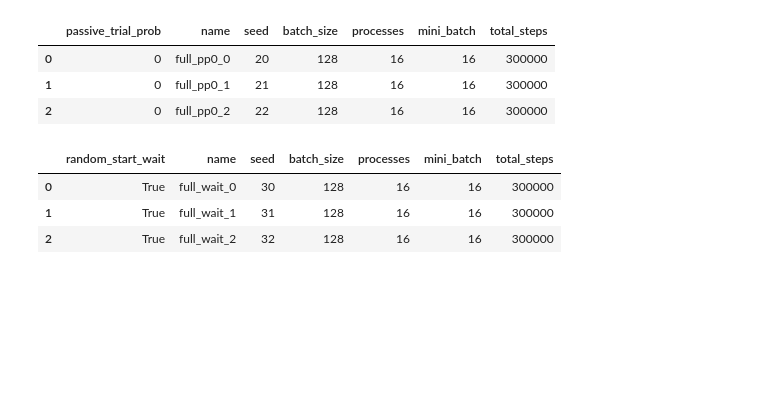
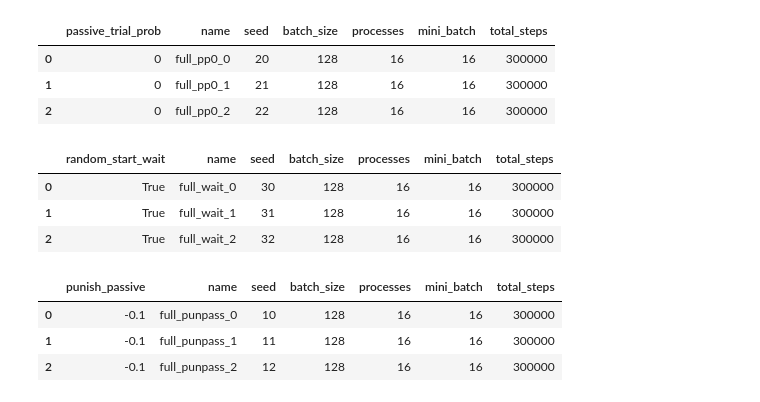
Before and after one commit to liuandrew/bart_ppo, a Jupyter notebook: write_and_test/write_experiments.ipynb, the cells around one changed output. Saved outputs shown, nothing was run; the diff lists cells and outputs as text; code cells hidden in the pictures; blank space fills up the shorter version.

```diff
--- a/write_and_test/write_experiments.ipynb
+++ b/write_and_test/write_experiments.ipynb
@@ -2754,3 +2841,57 @@ pd.DataFrame(rows)
 | 0 | True | full_wait_0 | 30 | 128 | 16 | 16 | 300000 |
 | 1 | True | full_wait_1 | 31 | 128 | 16 | 16 | 300000 |
 | 2 | True | full_wait_2 | 32 | 128 | 16 | 16 | 300000 |
+# %%
+colors = 3
+num_trials = 3
+rows = []
+
+for t in range(num_trials):
+    exp_name = f'full_punpass_{t}'
+    env_kwargs = {'punish_passive': -0.1}
+    row = env_kwargs.copy()
+    seed = 1*10+t
+    row['name'] = exp_name
+    row['seed'] = seed
+
+    rows.append(row)
+    config = {
+        'exp_name': exp_name,
+        'save_name': exp_name,
+        'num_env_steps': 300000,
+        'env_name': 'BartEnv-v0',
+        'algo': 'ppo',
+        'num_mini_batch': 16,
+        'num_processes': 16,
+        'num_steps': 128,
+
+        'checkpoint_interval': 10,
+        'ep_verbosity': 100,
+        'save_dir': 'full',
+
+        'seed': seed,
+        'no_cuda': True,
+        'env_kwargs': env_kwargs,
+
+        'nn_base': 'DelayedRNNPPO',
+        'nn_base_kwargs': {'hidden_size': 64,},
+    }
+    # for k, v in variation['config'].items():
+    #     config[k] = v
+
+    row['name'] = config['exp_name']
+    row['batch_size'] = config['num_steps']
+    row['seed'] = config['seed']
+    row['processes'] = config['num_processes']
+    row['mini_batch'] = config['num_mini_batch']
+    row['total_steps'] = config['num_env_steps']
+    # row['recurrent'] = config['nn_base_kwargs']['recurrent']
+    pickle.dump(config, open('../experiment_configs/' + exp_name, 'wb'))
+
+
+pd.DataFrame(rows)
+# %% [output]
+|  | punish_passive | name | seed | batch_size | processes | mini_batch | total_steps |
+| 0 | -0.1 | full_punpass_0 | 10 | 128 | 16 | 16 | 300000 |
+| 1 | -0.1 | full_punpass_1 | 11 | 128 | 16 | 16 | 300000 |
+| 2 | -0.1 | full_punpass_2 | 12 | 128 | 16 | 16 | 300000 |
```
Also changed, not shown: parts of 5 cells of this notebook, 5 other files.
